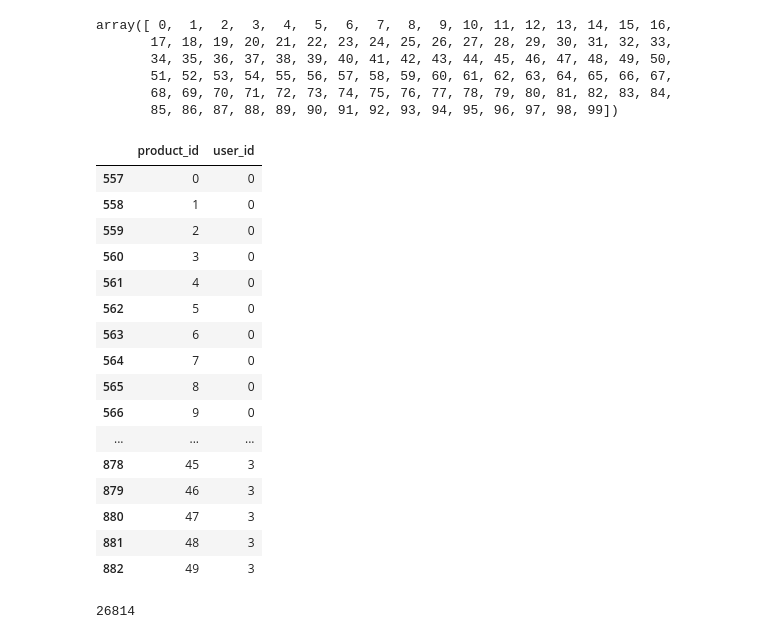
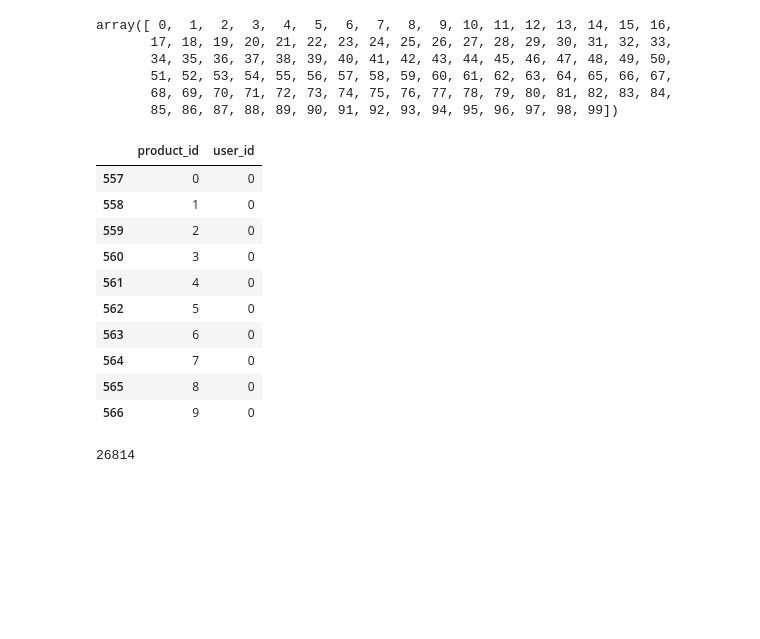
Before and after one commit to claytoncohn/DSC478, a Jupyter notebook: FinalProject/FinalProjectDataClean.ipynb, the cells around one changed output. Saved outputs shown, nothing was run; the diff lists cells and outputs as text; code cells hidden in the pictures; blank space fills up the shorter version.

```diff
--- a/FinalProject/FinalProjectDataClean.ipynb
+++ b/FinalProject/FinalProjectDataClean.ipynb
@@ -141,25 +142,19 @@ array([ 0,  1,  2,  3,  4,  5,  6,  7,  8,  9, 10, 11, 12, 13, 14, 15, 16,
        85, 86, 87, 88, 89, 90, 91, 92, 93, 94, 95, 96, 97, 98, 99])
 # %%
 df["product_id"] = product_labels
-df.head(50)
+df.head(10)
 # %% [output]
 |  | product_id | user_id |
 | 557 | 0 | 0 |
 | 558 | 1 | 0 |
 | 559 | 2 | 0 |
 | 560 | 3 | 0 |
 | 561 | 4 | 0 |
 | 562 | 5 | 0 |
 | 563 | 6 | 0 |
 | 564 | 7 | 0 |
 | 565 | 8 | 0 |
 | 566 | 9 | 0 |
-| ... | ... | ... |
-| 878 | 45 | 3 |
-| 879 | 46 | 3 |
-| 880 | 47 | 3 |
-| 881 | 48 | 3 |
-| 882 | 49 | 3 |
 # %%
 print(df["product_id"].max())
 # %% [output]
```
Also changed, not shown: parts of 23 cells of this notebook, 1 other file.
